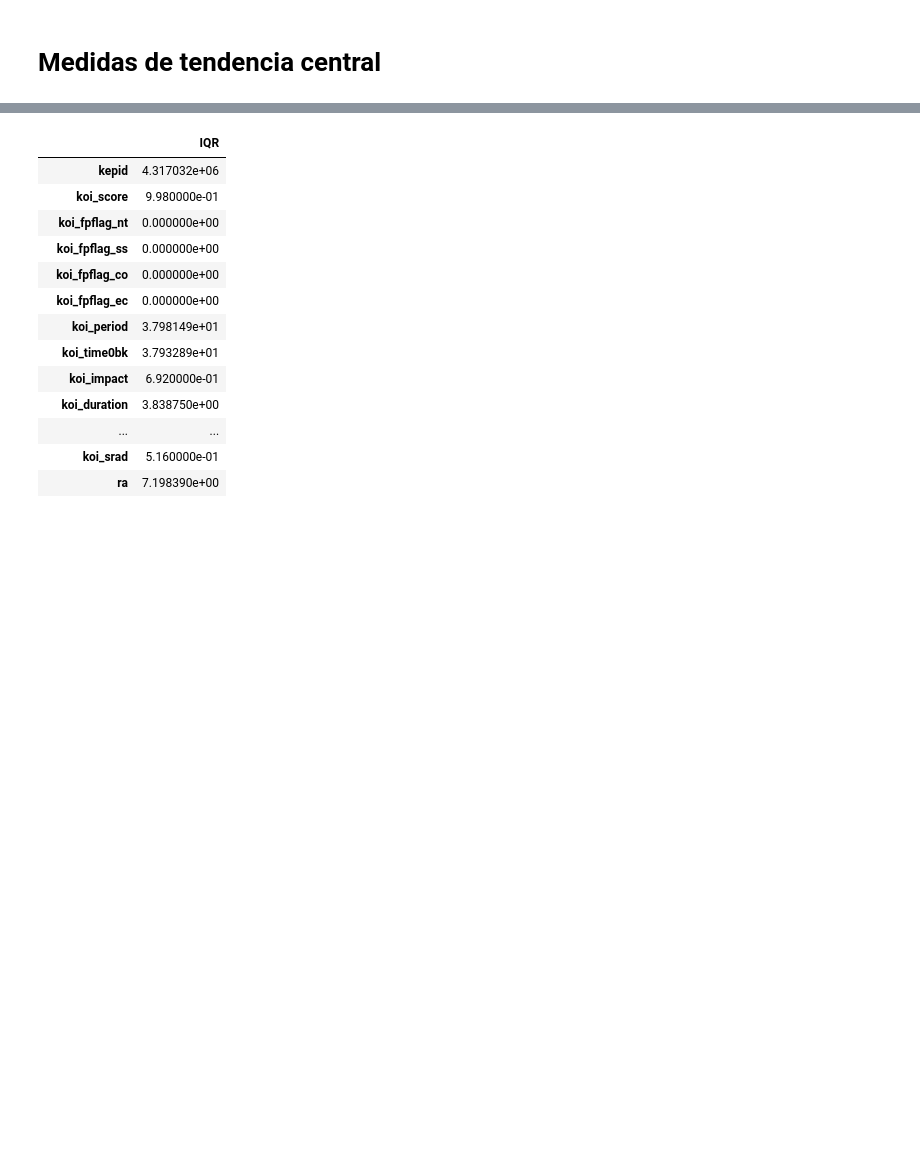
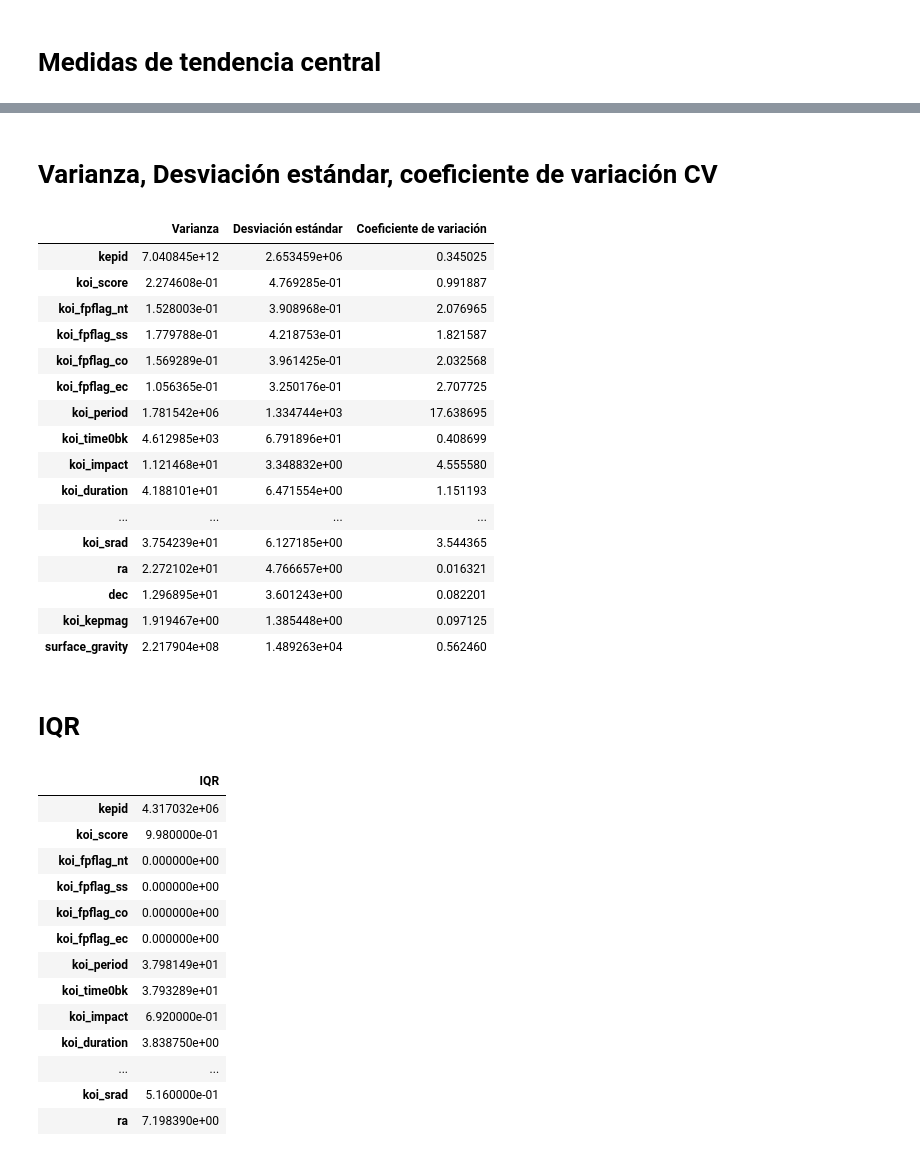
Before and after one commit to lvalencia232/KeplerExoplanet, a Jupyter notebook: kepler_exoplanet.ipynb, the cells around one changed output, grey strips where cells are left out. Cells and saved outputs as stored; diff of their text form; code cells hidden in the pictures; blank space fills up the shorter version.

```diff
--- a/kepler_exoplanet.ipynb
+++ b/kepler_exoplanet.ipynb
@@ -988,3 +960,36 @@ Aquí se puede notar que varias variables astronómicas como koi_period, koi_dep
+# %% [markdown]
+# Varianza, Desviación estándar, coeficiente de variación CV
+# %%
+#Calculamos varianza, desviación estándar y coeficiente de variación
+disp_stats = pd.DataFrame({
+    'Varianza': numeric_df.var(),
+    'Desviación estándar': numeric_df.std(),
+})
+
+#Coeficiente de variación = std / media
+disp_stats['Coeficiente de variación'] = disp_stats['Desviación estándar'] / numeric_df.mean()
+
+disp_stats
+# %% [output]
+|  | Varianza | Desviación estándar | Coeficiente de variación |
+| kepid | 7.040845e+12 | 2.653459e+06 | 0.345025 |
+| koi_score | 2.274608e-01 | 4.769285e-01 | 0.991887 |
+| koi_fpflag_nt | 1.528003e-01 | 3.908968e-01 | 2.076965 |
+| koi_fpflag_ss | 1.779788e-01 | 4.218753e-01 | 1.821587 |
+| koi_fpflag_co | 1.569289e-01 | 3.961425e-01 | 2.032568 |
+| koi_fpflag_ec | 1.056365e-01 | 3.250176e-01 | 2.707725 |
+| koi_period | 1.781542e+06 | 1.334744e+03 | 17.638695 |
+| koi_time0bk | 4.612985e+03 | 6.791896e+01 | 0.408699 |
+| koi_impact | 1.121468e+01 | 3.348832e+00 | 4.555580 |
+| koi_duration | 4.188101e+01 | 6.471554e+00 | 1.151193 |
+| ... | ... | ... | ... |
+| koi_srad | 3.754239e+01 | 6.127185e+00 | 3.544365 |
+| ra | 2.272102e+01 | 4.766657e+00 | 0.016321 |
+| dec | 1.296895e+01 | 3.601243e+00 | 0.082201 |
+| koi_kepmag | 1.919467e+00 | 1.385448e+00 | 0.097125 |
+| surface_gravity | 2.217904e+08 | 1.489263e+04 | 0.562460 |
+# %% [markdown]
+# IQR
 # %%
 #Cálculamos de Q1, Q3 e IQR únicamente para columnas numéricas
 Q1 = numeric_df.quantile(0.25)
```
Also changed, not shown: parts of 9 cells of this notebook.
